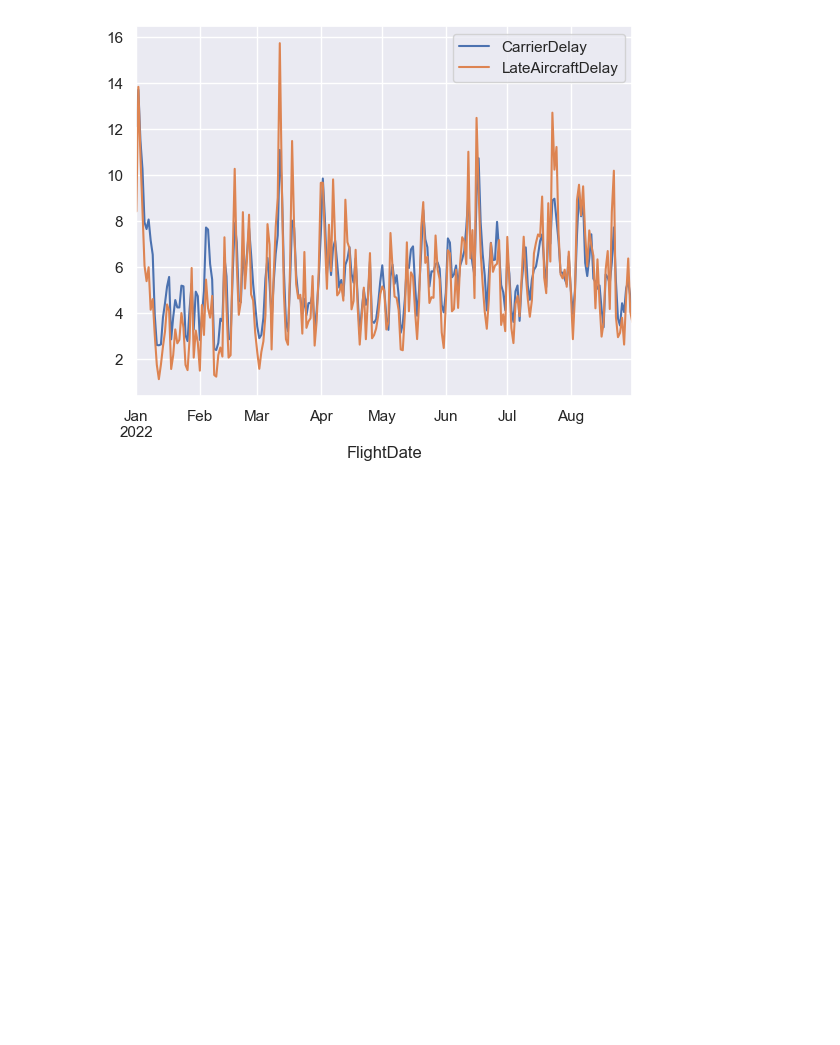
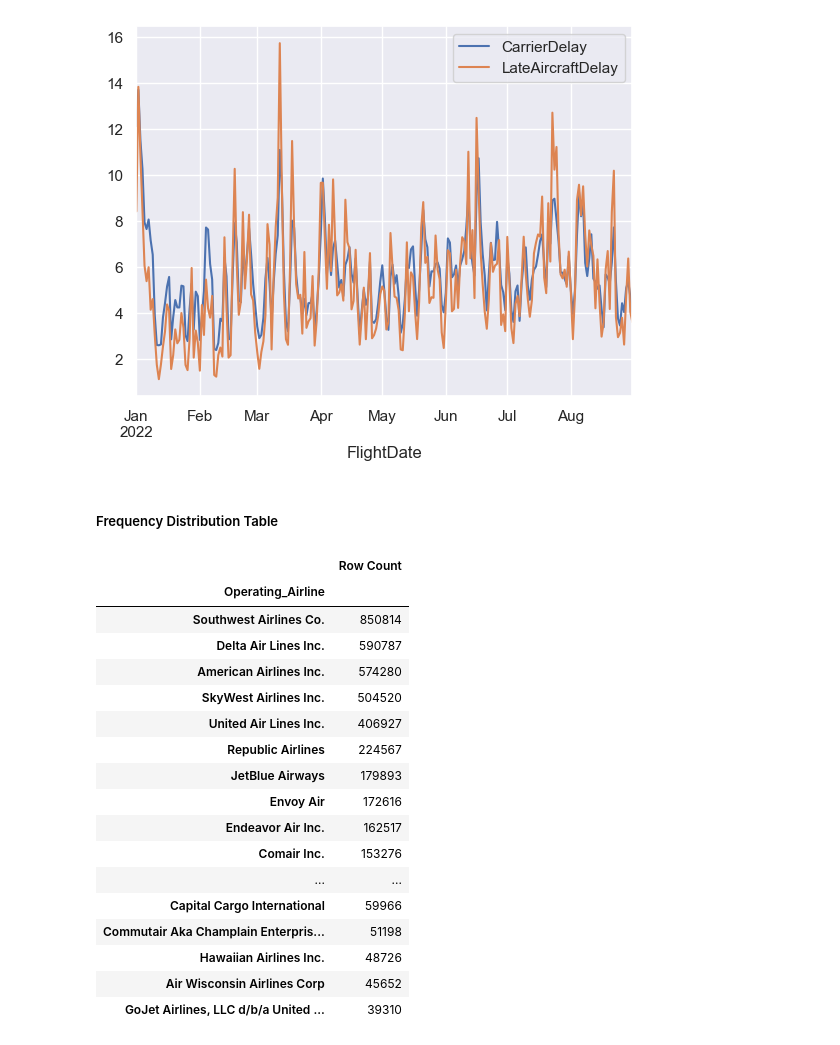
Before and after one commit to georgetown-analytics/team-3, a Jupyter notebook: flight_model/notebooks/STAT/stat1_flight_data.ipynb, the cells around one changed output. Saved outputs shown, nothing was run; the diff lists cells and outputs as text; code cells hidden in the pictures; blank space fills up the shorter version.

Commit message:
frequency distribution

```diff
--- a/flight_model/notebooks/STAT/stat1_flight_data.ipynb
+++ b/flight_model/notebooks/STAT/stat1_flight_data.ipynb
@@ -230,3 +230,31 @@ plt.show()
 # %% [output]
 <AxesSubplot: xlabel='FlightDate'>
 [figure]
+# %% [markdown]
+##### Frequency Distribution Table
+# %%
+(df_flights
+ [["Operating_Airline"]]
+ .value_counts()
+.sort_values(ascending=False)
+.to_frame("Row Count")
+)
+# %% [output]
+|  | Row Count |
+| Operating_Airline |  |
+| Southwest Airlines Co. | 850814 |
+| Delta Air Lines Inc. | 590787 |
+| American Airlines Inc. | 574280 |
+| SkyWest Airlines Inc. | 504520 |
+| United Air Lines Inc. | 406927 |
+| Republic Airlines | 224567 |
+| JetBlue Airways | 179893 |
+| Envoy Air | 172616 |
+| Endeavor Air Inc. | 162517 |
+| Comair Inc. | 153276 |
+| ... | ... |
+| Capital Cargo International | 59966 |
+| Commutair Aka Champlain Enterpris... | 51198 |
+| Hawaiian Airlines Inc. | 48726 |
+| Air Wisconsin Airlines Corp | 45652 |
+| GoJet Airlines, LLC d/b/a United ... | 39310 |
```
Also changed, not shown: parts of 1 cell of this notebook, 1 other file.
